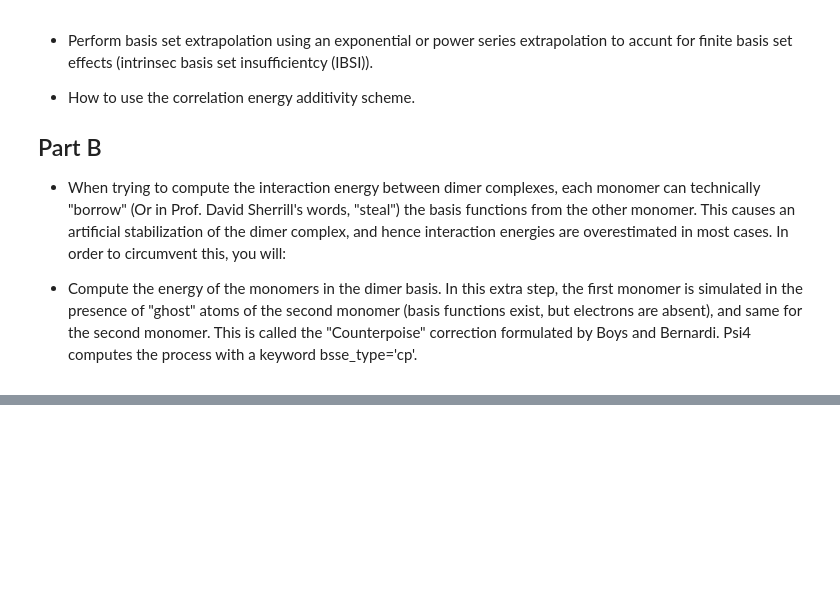
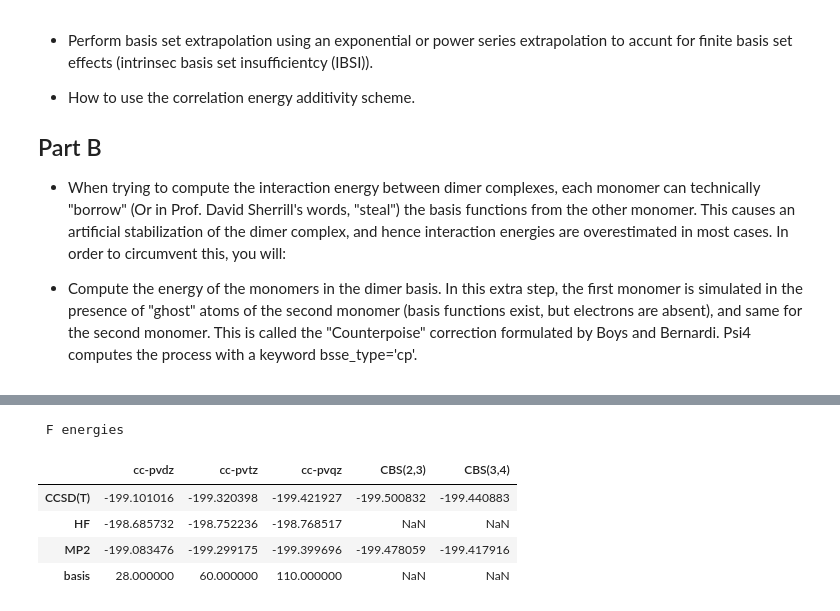
Before and after one commit to VHchavez/chm673, a Jupyter notebook: Labs/Lab3_Extrapolation_Techniques.ipynb, the cells around one changed output, grey strips where cells are left out. Drawn from its saved outputs; the diff is of its cells as text; code cells hidden in the pictures; blank space fills up the shorter version.

```diff
--- a/Labs/Lab3_Extrapolation_Techniques.ipynb
+++ b/Labs/Lab3_Extrapolation_Techniques.ipynb
@@ -20,0 +180,20 @@ In this lab you will:
+# %%
+#RESPONSE 1/2
+f = psi4.geometry("""
+0 2
+F 0.0 0.0 0.0
+symmetry c1
+units angstrom
+""")
+
+f_energies = {'cc-pvdz': {'HF':0.0, 'MP2':0.0, 'CCSD(T)':0.0, "basis":0.0},
+            'cc-pvtz': {'HF':0.0, 'MP2':0.0, 'CCSD(T)':0.0, "basis":0.0},
+            'cc-pvqz': {'HF':0.0, 'MP2':0.0, 'CCSD(T)':0.0, "basis":0.0}}
+
+psi4.set_options({"reference":"uhf"})
+
+for b in basis:
+    for m in method:
+        energy, wfn = psi4.energy(f"{m}/{b}", molecule=f, return_wfn=True)
+        f_energies[b][m] = energy
+        f_energies[b]["basis"] = wfn.basisset().nbf()
@@ -20,0 +466,20 @@ In this lab you will:
+# %%
+cbs_23 = {"CBS(2,3)": {"MP2":-198.77379487992843 + -0.7042636315789372,
+                       "CCSD(T)" : -198.77379487992843 + -0.7270373684210728}}
+
+cbs_34 = {"CBS(3,4)": {"MP2":-198.77379487992843 + -0.6441214864864994,
+                       "CCSD(T)" : -198.77379487992843 + -0.6670880540540607}}
+
+mol_energies.update(cbs_23)
+mol_energies.update(cbs_34)
+# %%
+print("\n F energies")
+pd_mol = pd.DataFrame(mol_energies)
+pd_mol
+# %% [output]
+ F energies
+|  | cc-pvdz | cc-pvtz | cc-pvqz | CBS(2,3) | CBS(3,4) |
+| CCSD(T) | -199.101016 | -199.320398 | -199.421927 | -199.500832 | -199.440883 |
+| HF | -198.685732 | -198.752236 | -198.768517 | NaN | NaN |
+| MP2 | -199.083476 | -199.299175 | -199.399696 | -199.478059 | -199.417916 |
+| basis | 28.000000 | 60.000000 | 110.000000 | NaN | NaN |
```
Also changed, not shown: parts of 45 cells of this notebook.
